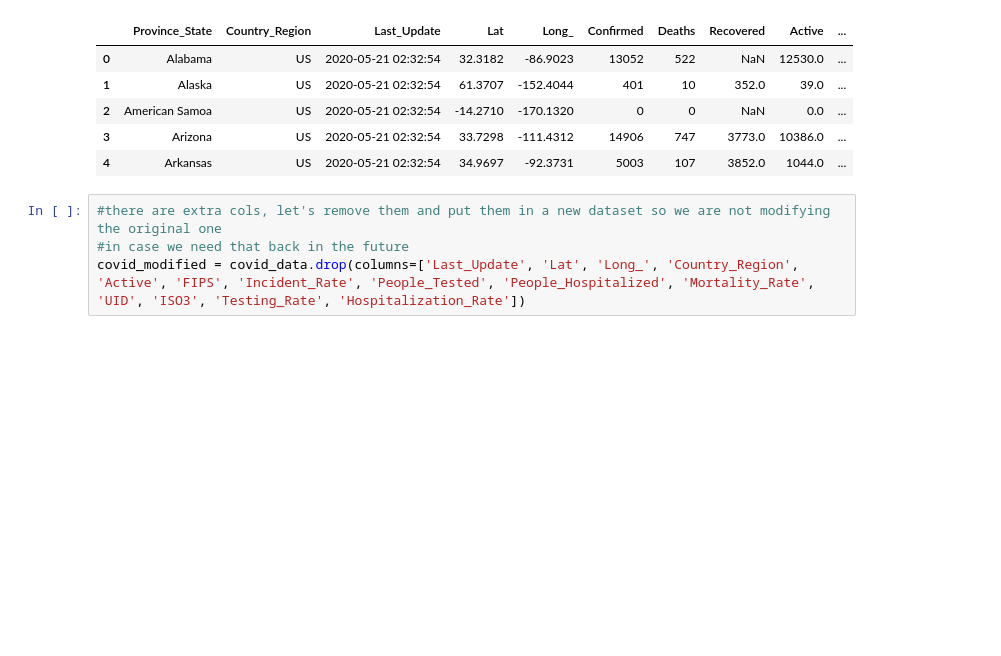
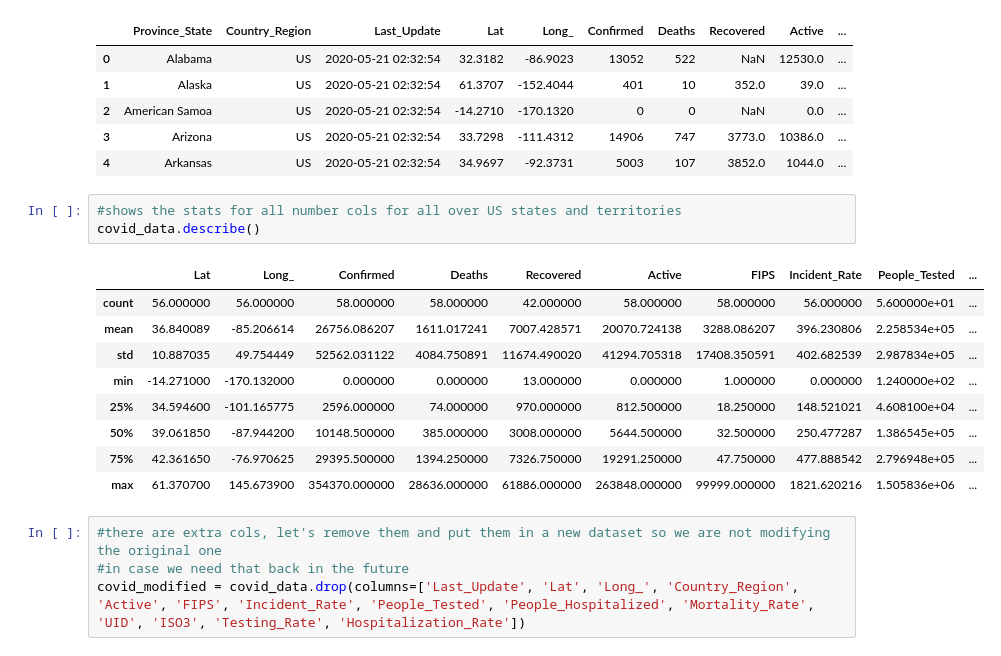
Before and after one commit to Keenal/COVID-19, a Jupyter notebook: Data_analytics_covid_19.ipynb, the cells around one changed output. Drawn from its saved outputs; the diff is of its cells as text; blank space fills up the shorter version.

Commit message:
add describe method to get stats for all the states

```diff
--- a/Data_analytics_covid_19.ipynb
+++ b/Data_analytics_covid_19.ipynb
@@ -19,6 +20,19 @@ covid_data.head()
 | 2 | American Samoa | US | 2020-05-21 02:32:54 | -14.2710 | -170.1320 | 0 | 0 | NaN | 0.0 | ... |
 | 3 | Arizona | US | 2020-05-21 02:32:54 | 33.7298 | -111.4312 | 14906 | 747 | 3773.0 | 10386.0 | ... |
 | 4 | Arkansas | US | 2020-05-21 02:32:54 | 34.9697 | -92.3731 | 5003 | 107 | 3852.0 | 1044.0 | ... |
+# %%
+#shows the stats for all number cols for all over US states and territories
+covid_data.describe()
+# %% [output]
+|  | Lat | Long_ | Confirmed | Deaths | Recovered | Active | FIPS | Incident_Rate | People_Tested | ... |
+| count | 56.000000 | 56.000000 | 58.000000 | 58.000000 | 42.000000 | 58.000000 | 58.000000 | 56.000000 | 5.600000e+01 | ... |
+| mean | 36.840089 | -85.206614 | 26756.086207 | 1611.017241 | 7007.428571 | 20070.724138 | 3288.086207 | 396.230806 | 2.258534e+05 | ... |
+| std | 10.887035 | 49.754449 | 52562.031122 | 4084.750891 | 11674.490020 | 41294.705318 | 17408.350591 | 402.682539 | 2.987834e+05 | ... |
+| min | -14.271000 | -170.132000 | 0.000000 | 0.000000 | 13.000000 | 0.000000 | 1.000000 | 0.000000 | 1.240000e+02 | ... |
+| 25% | 34.594600 | -101.165775 | 2596.000000 | 74.000000 | 970.000000 | 812.500000 | 18.250000 | 148.521021 | 4.608100e+04 | ... |
+| 50% | 39.061850 | -87.944200 | 10148.500000 | 385.000000 | 3008.000000 | 5644.500000 | 32.500000 | 250.477287 | 1.386545e+05 | ... |
+| 75% | 42.361650 | -76.970625 | 29395.500000 | 1394.250000 | 7326.750000 | 19291.250000 | 47.750000 | 477.888542 | 2.796948e+05 | ... |
+| max | 61.370700 | 145.673900 | 354370.000000 | 28636.000000 | 61886.000000 | 263848.000000 | 99999.000000 | 1821.620216 | 1.505836e+06 | ... |
 # %%
 #there are extra cols, let's remove them and put them in a new dataset so we are not modifying the original one
 #in case we need that back in the future
```
Also changed, not shown: parts of 6 cells of this notebook, 1 other file.
